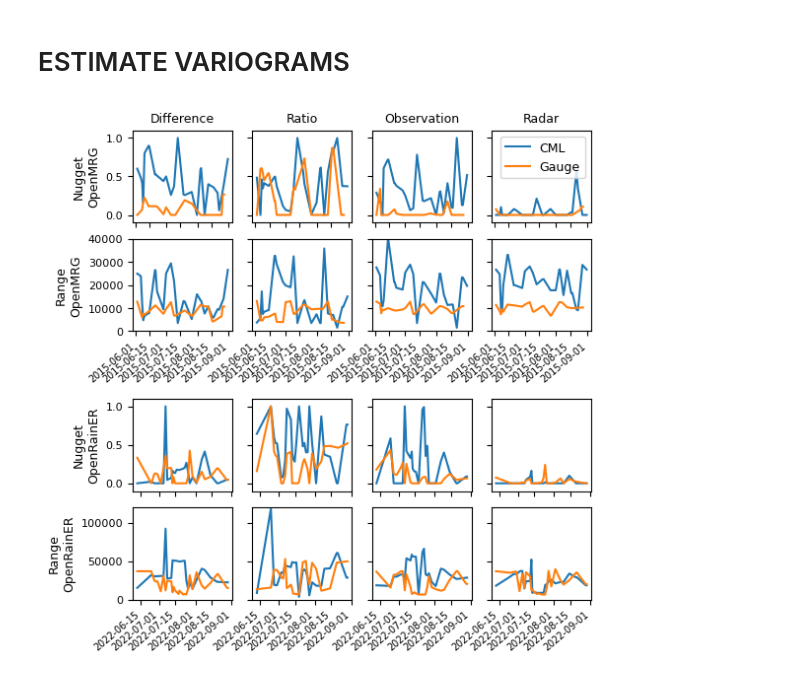
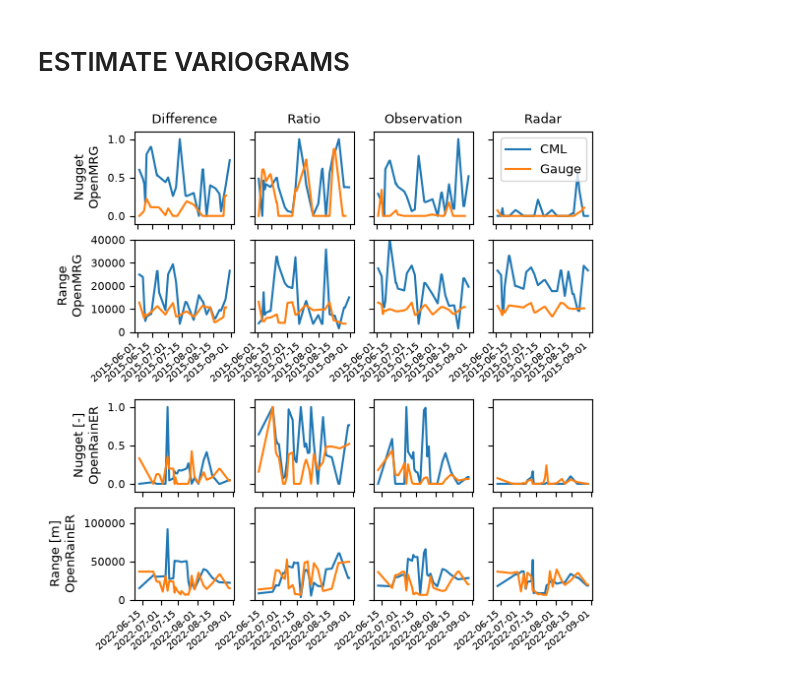
Before and after one commit to eoydvin/radar_adjustment_intercomparison, a Jupyter notebook: 7_variogram_study.ipynb, the cells around one changed output. Drawn from its saved outputs; the diff is of its cells as text; code cells hidden in the pictures.

```diff
--- a/7_variogram_study.ipynb
+++ b/7_variogram_study.ipynb
@@ -125,7 +125,8 @@ def get_event_variogram(da_event, bin_edges, min_obs, plot_variogram=False):
         return spherical_model(h, n, 1 - n, r)
 
     # Initial guess: [min(gamma), max_dist/2]
-    p0 = [0, np.max(bin_centers[valid][ind_lower:ind_upper])/2]
+    p0 = [0, max(bin_centers[valid][ind_lower], np.max(bin_centers[valid][ind_lower:ind_upper])/2)]
+    #p0 = [0, np.max(bin_centers[valid][ind_lower:ind_upper])/2]
 
     # Parameter bounds
     bound_l_nugget = 0
@@ -437,33 +438,33 @@ for method_j in range(4):
     ax[2, method_j].set_ylim(-0.1, 1.1)
     ax[3, method_j].set_ylim(0, 120000)
     ax[2, method_j].tick_params(axis='x', labelsize=labelsize, labelrotation=labelrotation)
     ax[2, method_j].tick_params(axis='y', labelsize=8)
 
     ax[3, method_j].tick_params(axis='x', labelsize=labelsize, labelrotation=labelrotation)
     ax[3, method_j].tick_params(axis='y', labelsize=8)
 
     ax[2, method_j].set_xlabel('')
     ax[3, method_j].set_xlabel('')
     ax[2, method_j].tick_params(axis='x', labelbottom=False)
 
     if method_j > 0:
         ax[2, method_j].tick_params(axis='y', labelleft=False)
         ax[3, method_j].tick_params(axis='y', labelleft=False)
     else:
-        ax[2, method_j].set_ylabel('Nugget\nOpenRainER', fontsize=9)
-        ax[3, method_j].set_ylabel('Range\nOpenRainER', fontsize=9)
+        ax[2, method_j].set_ylabel('Nugget [-]\nOpenRainER', fontsize=9)
+        ax[3, method_j].set_ylabel('Range [m]\nOpenRainER', fontsize=9)
 
 ax[0, 0].set_title('Difference', fontsize=9)
 ax[0, 1].set_title('Ratio', fontsize=9)
 ax[0, 2].set_title('Observation', fontsize=9)
 ax[0, 3].set_title('Radar', fontsize=9)
 
 
 import matplotlib.lines as mlines
 cml_line = mlines.Line2D([], [], color='C0', label='CML')
 gauge_line = mlines.Line2D([], [], color='C1', label='Gauge')
 ax[0, 3].legend(handles=[cml_line, gauge_line], loc='upper right', fontsize=9, frameon=True)
 
 fig.savefig('./figures/variogram_analysis.png', dpi=600, bbox_inches='tight')
 # %% [output]
-[figure, old version]
+[figure, new version]
```
Also changed, not shown: parts of 6 cells of this notebook, 9 other files.
